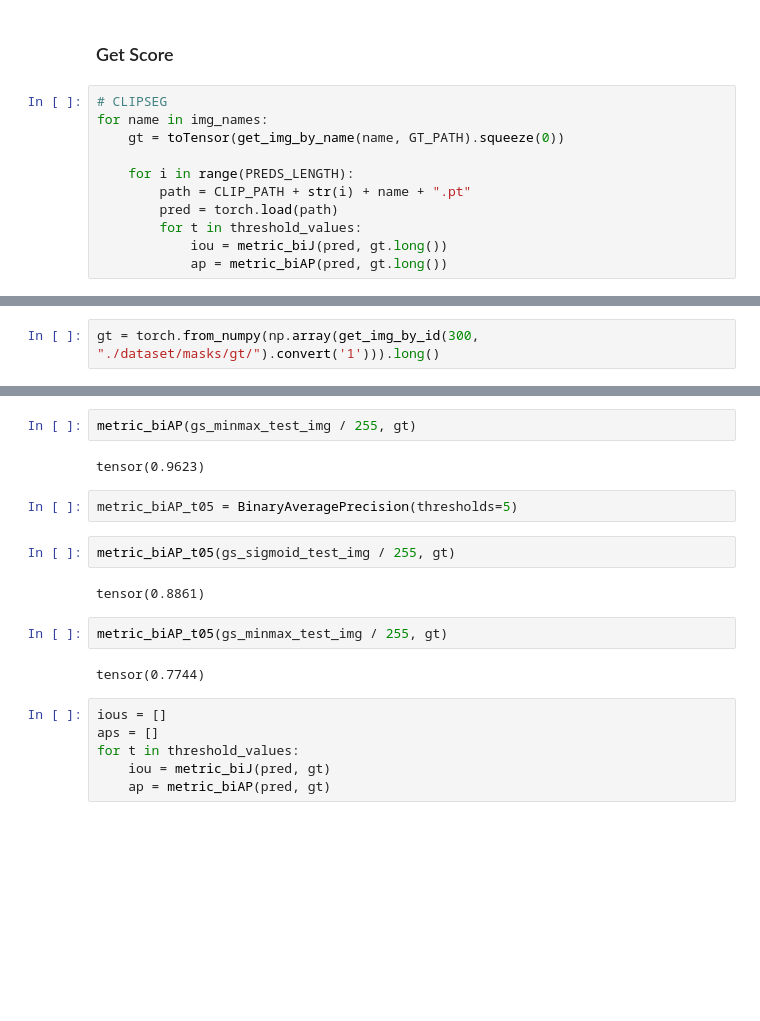
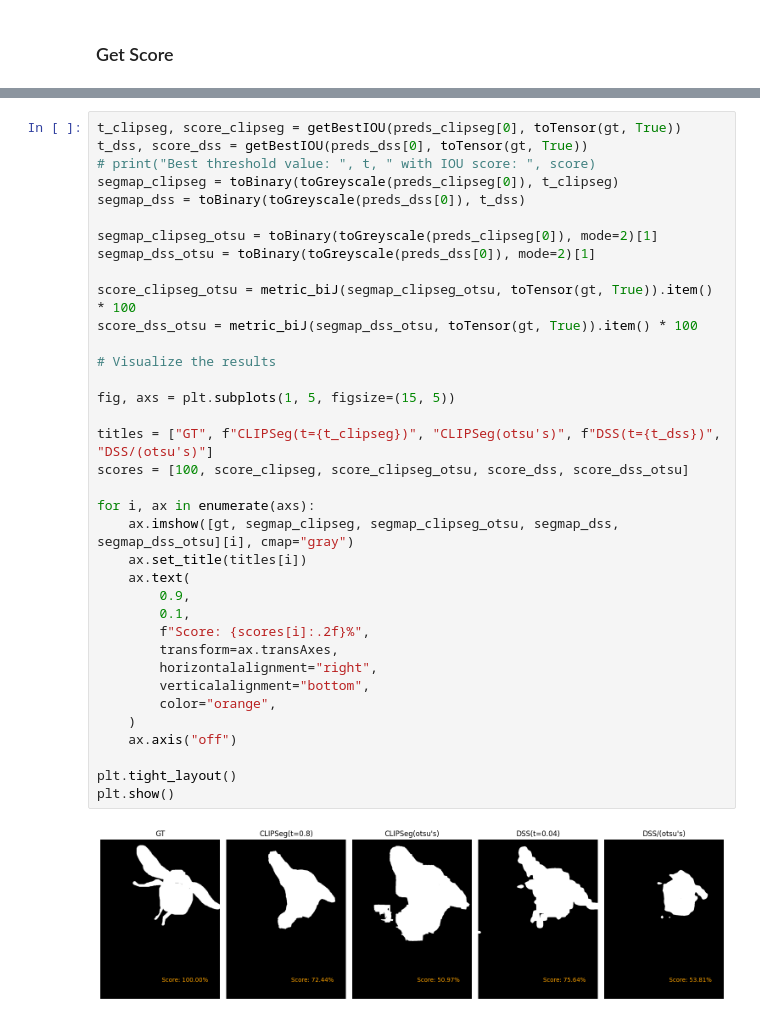
Before and after one commit to lwfld/reProj, a Jupyter notebook: exp.ipynb, the cells around one changed output, grey strips where cells are left out. Drawn from its saved outputs; the diff is of its cells as text; blank space fills up the shorter version.

```diff
--- a/exp.ipynb
+++ b/exp.ipynb
@@ -265,13 +160,2 @@ plt.show()
 # %% [markdown]
 ### Get Score
-# %%
-# CLIPSEG
-for name in img_names:
-    gt = toTensor(get_img_by_name(name, GT_PATH).squeeze(0))
-
-    for i in range(PREDS_LENGTH):
-        path = CLIP_PATH + str(i) + name + ".pt"
-        pred = torch.load(path)
-        for t in threshold_values:
-            iou = metric_biJ(pred, gt.long())
-            ap = metric_biAP(pred, gt.long())
@@ -340,2 +191,0 @@ import numpy as np
-# %%
-gt = torch.from_numpy(np.array(get_img_by_id(300, "./dataset/masks/gt/").convert('1'))).long()
@@ -359,20 +192,38 @@ tensor(0.9625)
-# %%
-metric_biAP(gs_minmax_test_img / 255, gt)
-# %% [output]
-tensor(0.9623)
-# %%
-metric_biAP_t05 = BinaryAveragePrecision(thresholds=5)
-# %%
-metric_biAP_t05(gs_sigmoid_test_img / 255, gt)
-# %% [output]
-tensor(0.8861)
-# %%
-metric_biAP_t05(gs_minmax_test_img / 255, gt)
-# %% [output]
-tensor(0.7744)
-# %%
-ious = []
-aps = []
-for t in threshold_values:
-    iou = metric_biJ(pred, gt)
-    ap = metric_biAP(pred, gt)
+# %%
+t_clipseg, score_clipseg = getBestIOU(preds_clipseg[0], toTensor(gt, True))
+t_dss, score_dss = getBestIOU(preds_dss[0], toTensor(gt, True))
+# print("Best threshold value: ", t, " with IOU score: ", score)
+segmap_clipseg = toBinary(toGreyscale(preds_clipseg[0]), t_clipseg)
+segmap_dss = toBinary(toGreyscale(preds_dss[0]), t_dss)
+
+segmap_clipseg_otsu = toBinary(toGreyscale(preds_clipseg[0]), mode=2)[1]
+segmap_dss_otsu = toBinary(toGreyscale(preds_dss[0]), mode=2)[1]
+
+score_clipseg_otsu = metric_biJ(segmap_clipseg_otsu, toTensor(gt, True)).item() * 100
+score_dss_otsu = metric_biJ(segmap_dss_otsu, toTensor(gt, True)).item() * 100
+
+# Visualize the results
+
+fig, axs = plt.subplots(1, 5, figsize=(15, 5))
+
+titles = ["GT", f"CLIPSeg(t={t_clipseg})", "CLIPSeg(otsu's)", f"DSS(t={t_dss})", "DSS/(otsu's)"]
+scores = [100, score_clipseg, score_clipseg_otsu, score_dss, score_dss_otsu]
+
+for i, ax in enumerate(axs):
+    ax.imshow([gt, segmap_clipseg, segmap_clipseg_otsu, segmap_dss, segmap_dss_otsu][i], cmap="gray")
+    ax.set_title(titles[i])
+    ax.text(
+        0.9,
+        0.1,
+        f"Score: {scores[i]:.2f}%",
+        transform=ax.transAxes,
+        horizontalalignment="right",
+        verticalalignment="bottom",
+        color="orange",
+    )
+    ax.axis("off")
+
+plt.tight_layout()
+plt.show()
+# %% [output]
+[figure, added]
```
Also changed, not shown: parts of 47 cells of this notebook, 7 other files.
